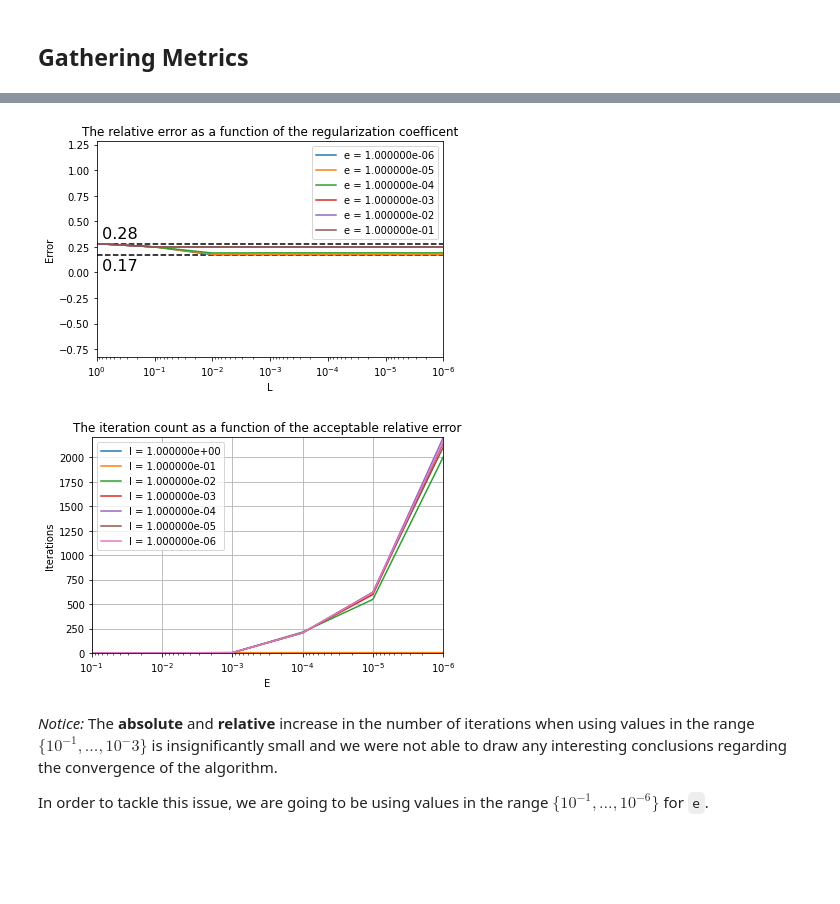
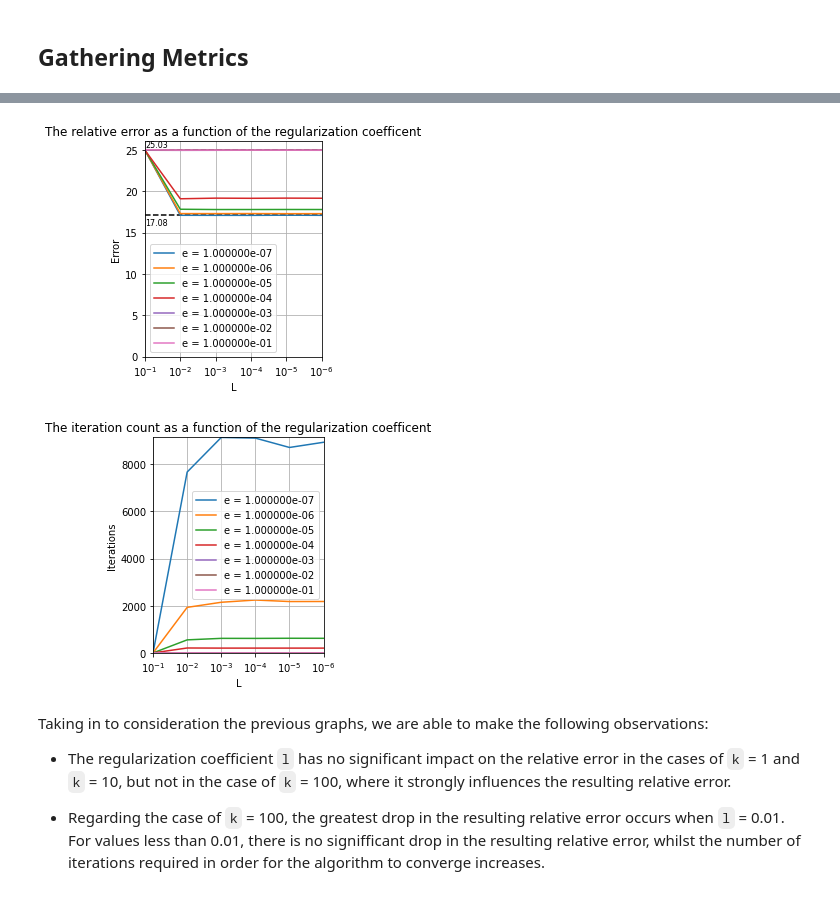
Before and after one commit to billsioros/machine-learning, a Jupyter notebook: sioros_1115201500144.ipynb, the cells around one changed output, grey strips where cells are left out. Drawn from its saved outputs; the diff is of its cells as text; code cells hidden in the pictures; blank space fills up the shorter version.

Commit message:
Fine tuning the regularization nmf meta-parameter

```diff
--- a/sioros_1115201500144.ipynb
+++ b/sioros_1115201500144.ipynb
@@ -485,6 +489,9 @@ def overlay(df, xtag, ytag, ztag, xscale='log', ratio=False):
                 for i in range(len(y))
             ])
 
+        if ytag == 'Error':
+            y *= 100
+
         plt.plot(x, y, label=label)
 
         x_min, x_max = min((x.min(),) + plt.xlim()), max((x.max(),) + plt.xlim())
@@ -496,6 +503,8 @@ def overlay(df, xtag, ytag, ztag, xscale='log', ratio=False):
         y_min, y_max = min((y.min() - 1,) + plt.ylim()), max((y.max() + 1,) + plt.ylim())
         plt.ylim(y_min, y_max)
 
+        plt.xticks(x)
+
         plt.grid()
         plt.legend()
         plt.tight_layout()
@@ -510,11 +519,17 @@ def overlay(df, xtag, ytag, ztag, xscale='log', ratio=False):
 def error_with_respect_to_regularization(df):
     error_min, error_max = df['Error'].min(), df['Error'].max()
 
-    plt.axhline(y=error_max, color='black', linestyle='--')
-    plt.axhline(y=error_min, color='black', linestyle='--')
+    plt.axhline(y=error_max * 100, color='black', linestyle='--')
+    plt.axhline(y=error_min * 100, color='black', linestyle='--')
 
     x = df['l'].max()
-    plt.text(x, error_max + 0.05, f'{df["Error"].max():5.2f}', fontsize=16)
-    plt.text(x, error_min - 0.15, f'{df["Error"].min():5.2f}', fontsize=16)
+    plt.text(x, error_max * 100 + 0.25, f'{error_max * 100:5.2f}', fontsize=8)
+    plt.text(x, error_min * 100 - 1.25, f'{error_min * 100:5.2f}', fontsize=8)
 
     overlay(df, 'l', 'Error', 'e')
+# %%
+def compare_regularization_coefficient(k=100):
+    plt.subplot(1, 2, 1)
+    error_with_respect_to_regularization(df[df['k'] == k])
+    plt.subplot(1, 2, 2)
+    overlay(df[df['k'] == k], 'l', 'Iterations', 'e')
@@ -543,12 +554,11 @@ df = nmf_convergence(ks, es, ls)
 # %%
-error_with_respect_to_regularization(df[df['k'] == 100])
+compare_regularization_coefficient(k=100)
 # %% [output]
-[figure, old version]
+[figure, new version]
+[figure, added]
-# %%
-overlay(df[df['k'] == 100], 'e', 'Iterations', 'l')
-# %% [output]
-[figure, removed]
-# %% [markdown]
-_Notice:_ The **absolute** and **relative** increase in the number of iterations when using values in the range $ \{ 10^{-1}, \dots, 10^-{3} \} $ is insignificantly small and we were not able to draw any interesting conclusions regarding the convergence of the algorithm.
-
-In order to tackle this issue, we are going to be using values in the range $ \{ 10^{-1}, \dots, 10^{-6} \} $ for `e`.
+# %% [markdown]
+Taking in to consideration the previous graphs, we are able to make the following observations:
+
+- The regularization coefficient `l` has no significant impact on the relative error in the cases of `k` = 1 and `k` = 10, but not in the case of `k` = 100, where it strongly influences the resulting relative error.
+
+- Regarding the case of `k` = 100, the greatest drop in the resulting relative error occurs when `l` = 0.01. For values less than 0.01, there is no signifficant drop in the resulting relative error, whilst the number of iterations required in order for the algorithm to converge increases.
```
Also changed, not shown: parts of 15 cells of this notebook.
